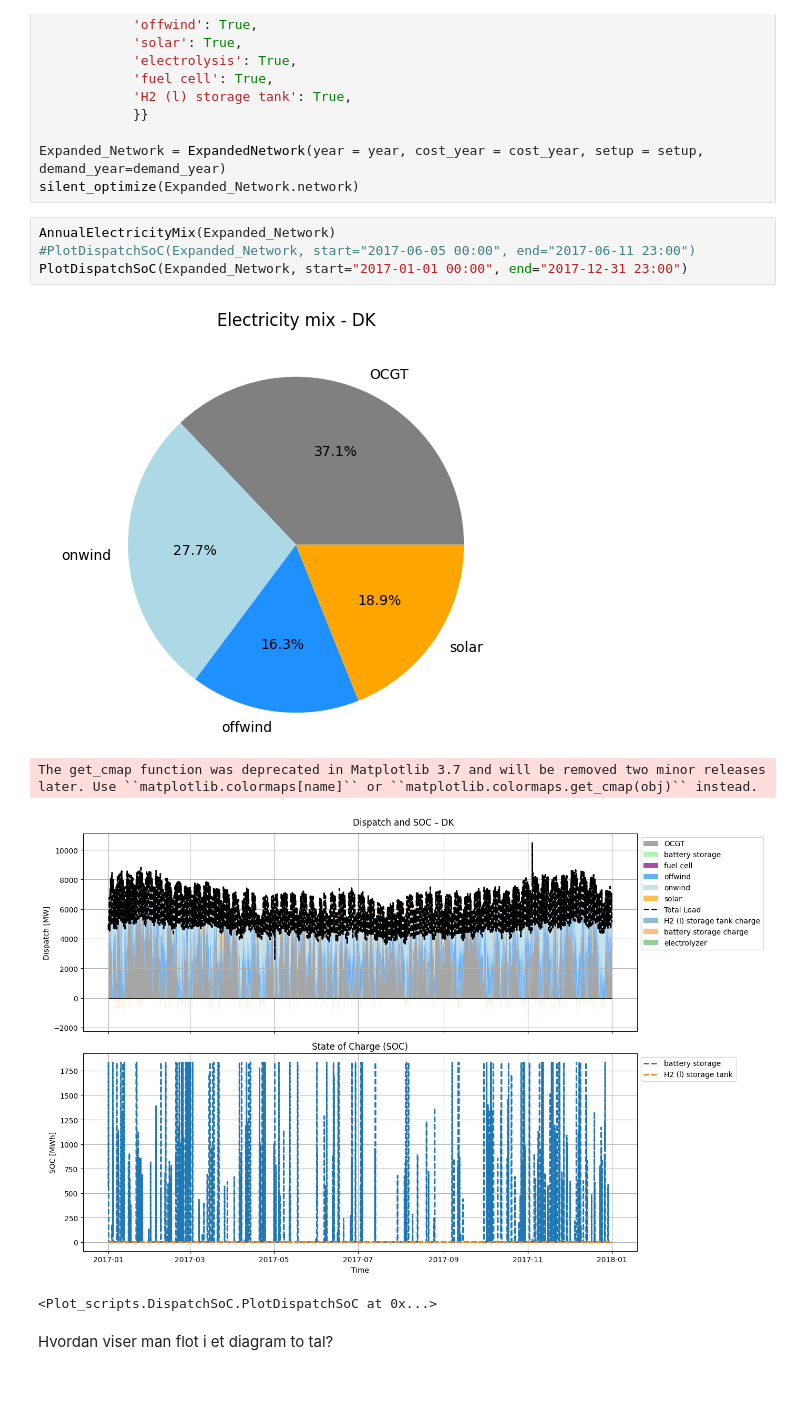
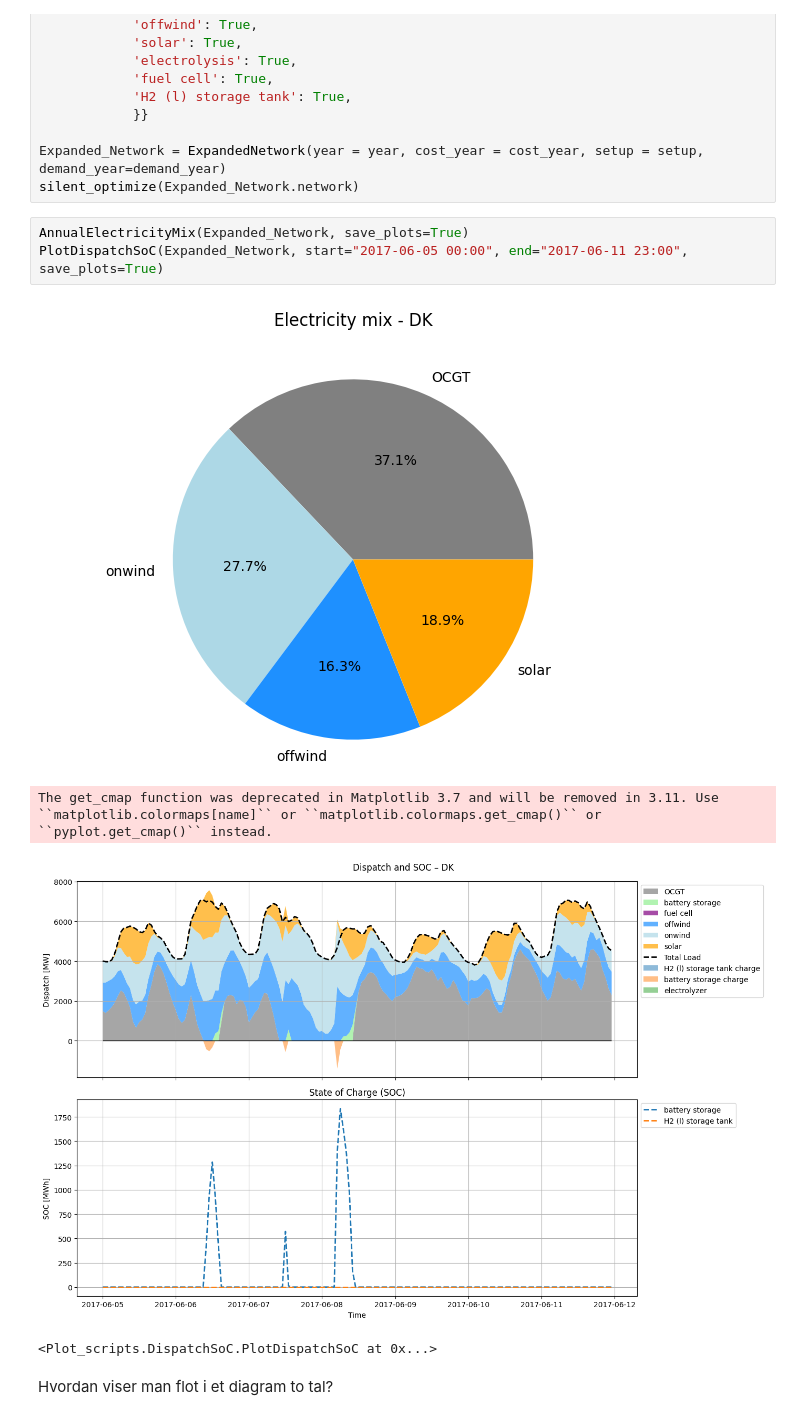
Before and after one commit to jeppebyberg/ieg, a Jupyter notebook: project.ipynb, the cells around one changed output. Cells and saved outputs as stored; diff of their text form; blank space fills up the shorter version.

Commit message:
Task D and save figure option

```diff
--- a/project.ipynb
+++ b/project.ipynb
@@ -337,13 +337,12 @@ setup = {'DK':
 Expanded_Network = ExpandedNetwork(year = year, cost_year = cost_year, setup = setup, demand_year=demand_year)
 silent_optimize(Expanded_Network.network)
 # %%
-AnnualElectricityMix(Expanded_Network)
-#PlotDispatchSoC(Expanded_Network, start="2017-06-05 00:00", end="2017-06-11 23:00")
-PlotDispatchSoC(Expanded_Network, start="2017-01-01 00:00", end="2017-12-31 23:00")
+AnnualElectricityMix(Expanded_Network, save_plots=True)
+PlotDispatchSoC(Expanded_Network, start="2017-06-05 00:00", end="2017-06-11 23:00", save_plots=True)
 # %% [output]
-[figure, old version]
+[figure, new version]
-The get_cmap function was deprecated in Matplotlib 3.7 and will be removed two minor releases later. Use ``matplotlib.colormaps[name]`` or ``matplotlib.colormaps.get_cmap(obj)`` instead.
+The get_cmap function was deprecated in Matplotlib 3.7 and will be removed in 3.11. Use ``matplotlib.colormaps[name]`` or ``matplotlib.colormaps.get_cmap()`` or ``pyplot.get_cmap()`` instead.
-[figure, old version]
+[figure, new version]
 <Plot_scripts.DispatchSoC.PlotDispatchSoC at 0x...>
 # %% [markdown]
 Hvordan viser man flot i et diagram to tal?
```
Also changed, not shown: 3 other files.
